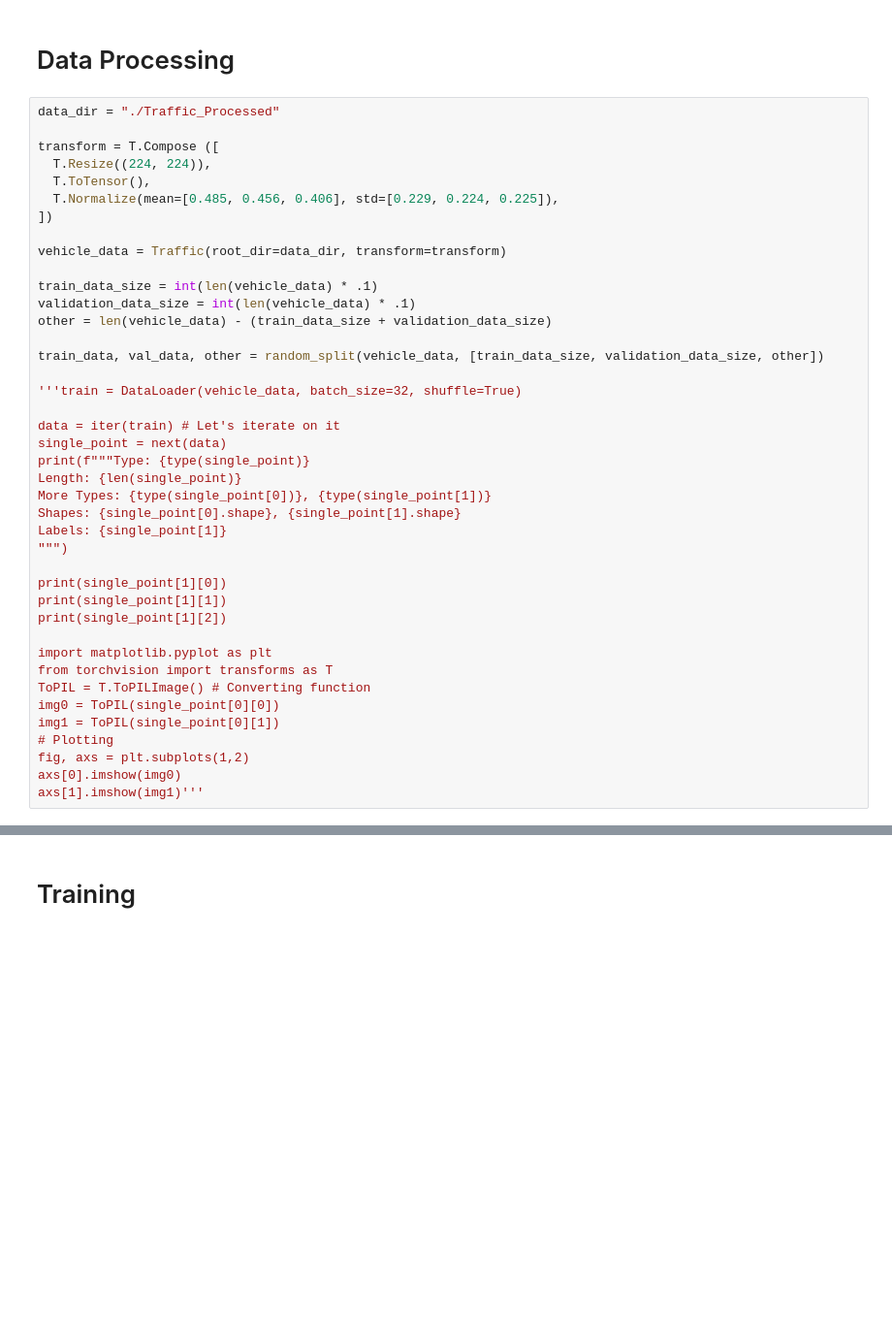
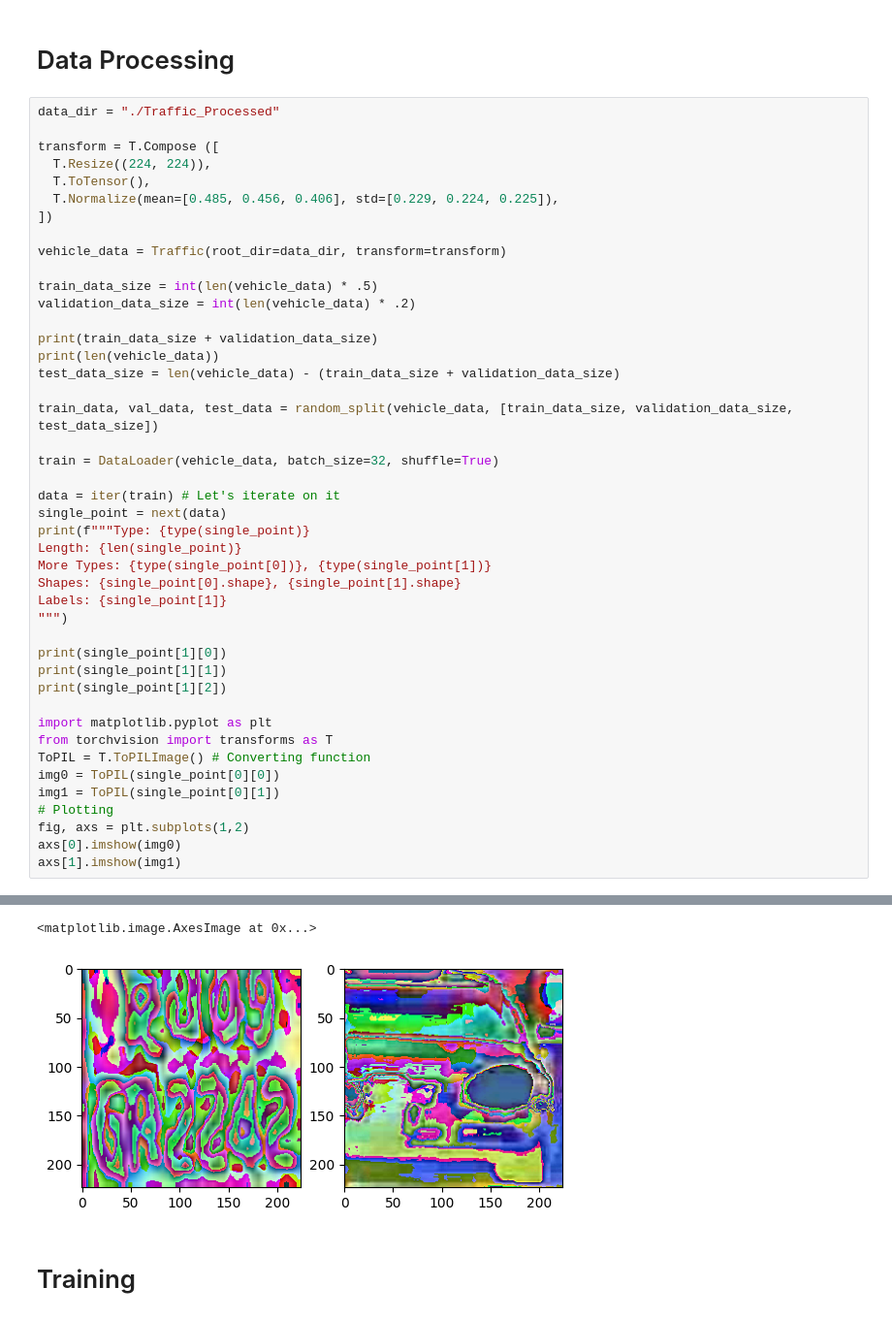
Before and after one commit to jakefollett/Traffic-Object-Detector, a Jupyter notebook: Vehicle.ipynb, the cells around one changed output, grey strips where cells are left out. Shown at 97% size. Saved outputs shown, nothing was run; the diff lists cells and outputs as text; blank space fills up the shorter version.

Commit message:
Training Ready - Includes initial test on 10 epochs

```diff
--- a/Vehicle.ipynb
+++ b/Vehicle.ipynb
@@ -125,13 +116,16 @@ transform = T.Compose ([
 
 vehicle_data = Traffic(root_dir=data_dir, transform=transform)
 
-train_data_size = int(len(vehicle_data) * .1)
-validation_data_size = int(len(vehicle_data) * .1)
-other = len(vehicle_data) - (train_data_size + validation_data_size)
+train_data_size = int(len(vehicle_data) * .5)
+validation_data_size = int(len(vehicle_data) * .2)
 
-train_data, val_data, other = random_split(vehicle_data, [train_data_size, validation_data_size, other])
+print(train_data_size + validation_data_size)
+print(len(vehicle_data))
+test_data_size = len(vehicle_data) - (train_data_size + validation_data_size)
 
-'''train = DataLoader(vehicle_data, batch_size=32, shuffle=True)
+train_data, val_data, test_data = random_split(vehicle_data, [train_data_size, validation_data_size, test_data_size])
+
+train = DataLoader(vehicle_data, batch_size=32, shuffle=True)
 
 data = iter(train) # Let's iterate on it
 single_point = next(data)
@@ -154,4 +148,5 @@ img1 = ToPIL(single_point[0][1])
 # Plotting
 fig, axs = plt.subplots(1,2)
 axs[0].imshow(img0)
-axs[1].imshow(img1)'''
+axs[1].imshow(img1)
+# %% [output]
@@ -158,2 +165,4 @@ axs[1].imshow(img1)'''
+<matplotlib.image.AxesImage at 0x...>
+[figure, added]
 # %% [markdown]
 # Training
```
Also changed, not shown: parts of 7 cells of this notebook.
